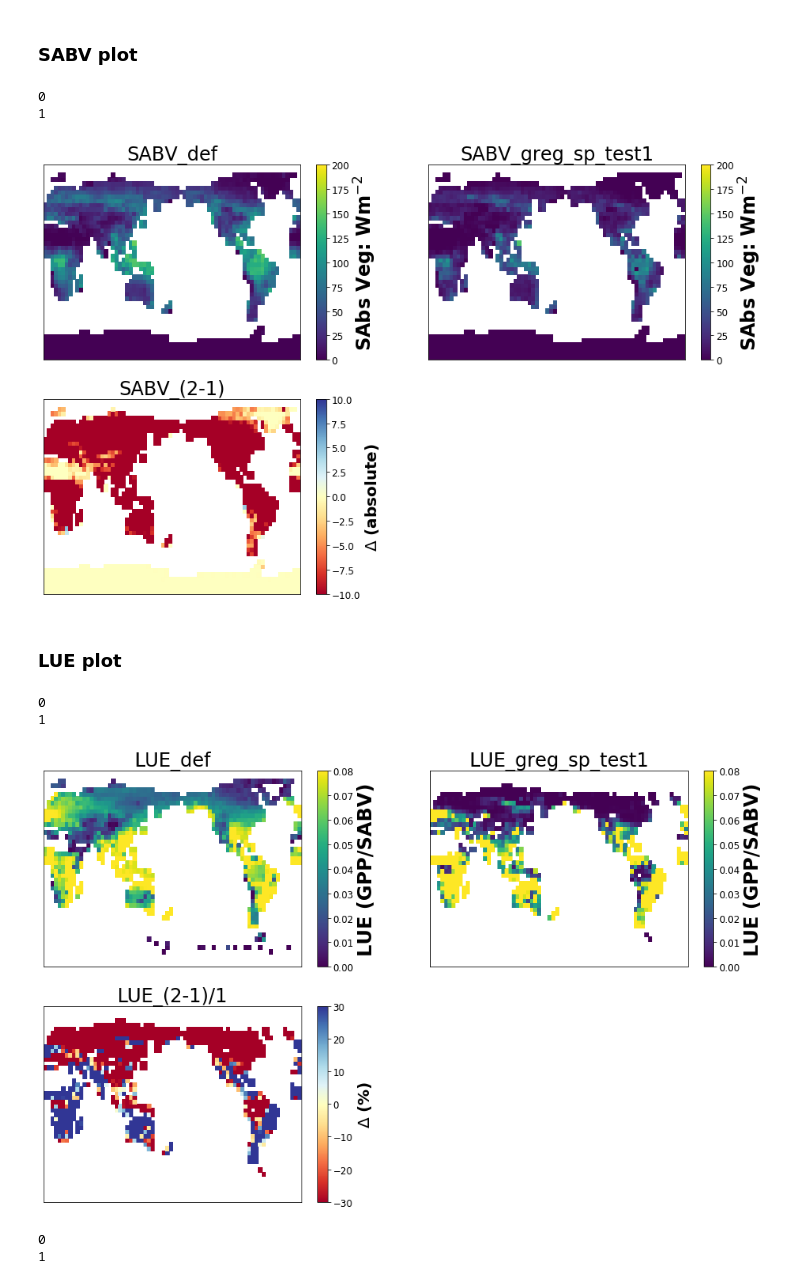
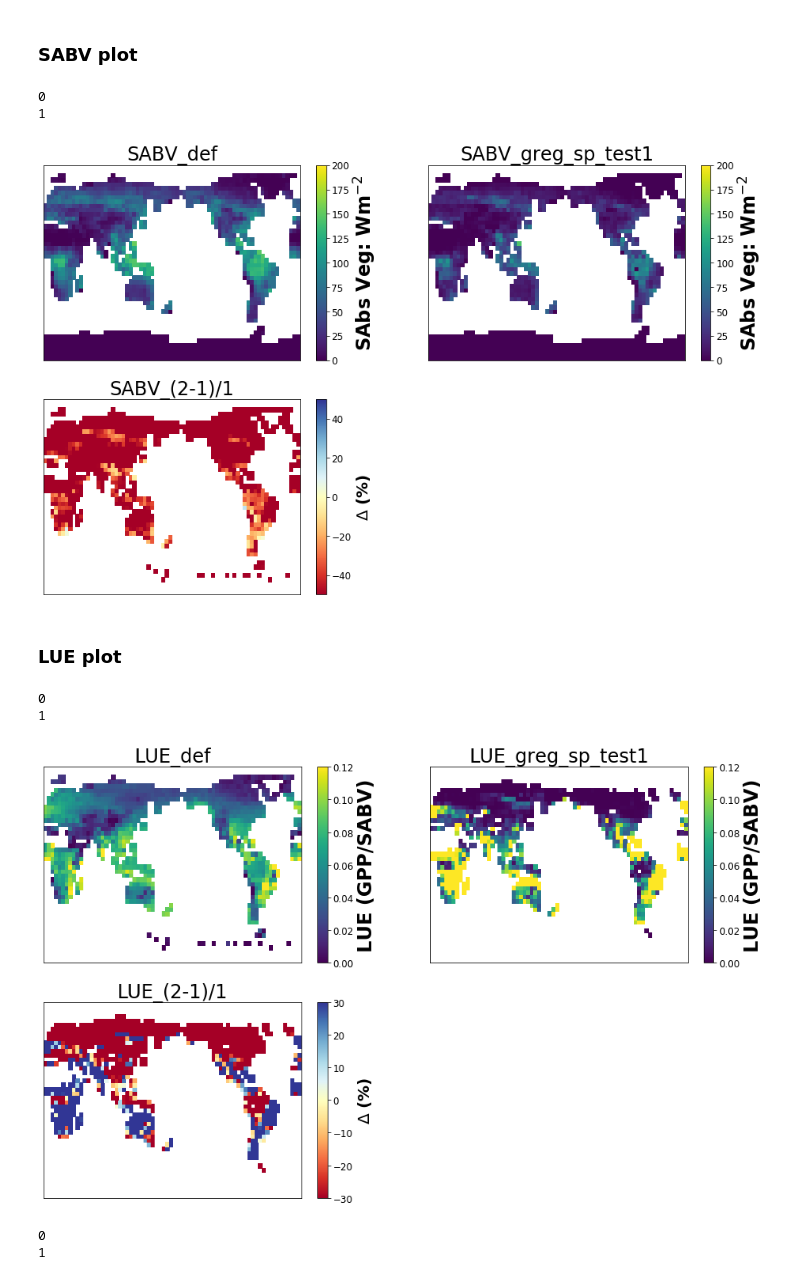
Before and after one commit to rosiealice/fates_sp_ensembles, a Jupyter notebook: SP_wue_rad.ipynb, the cells around one changed output. Cells and saved outputs as stored; diff of their text form; code cells hidden in the pictures.

```diff
--- a/SP_wue_rad.ipynb
+++ b/SP_wue_rad.ipynb
@@ -205,6 +206,7 @@ dTOTRAD=[]
 dERR=[]
 dBIOMASS=[]
 dSNOW=[]
+dAREAPLANT=[]
 conv1=(3600*24)*12/(10**6) #umol/m2/s to gC/m2/day GPP
 conv2=3600*24 #gC/m2/s/ to gC/m2/day FPSN
 conv3= 10000 / (1000000) #gC m-2  to MgC ha-1
@@ -260,6 +262,7 @@ if doanalysis ==1:
         dHTOP.append(ds1.HTOP)
         dRH2M.append(ds1.RH2M)
         dTOTRAD.append(ds1.FSR+ds1.SABV+ds1.SABG)
+        dAREAPLANT.append(ds1.AREA_PLANT)
        # dERR.append(np.multiply(ds1.C_LBLAYER,ds1.FSDS))
 
         dSNOW.append(np.multiply(ds1.SNOFSRVD,1))
@@ -314,7 +317,10 @@ lb=np.mean(ds1.PFTleafbiomass,0)
 pfts = range(1,12)
 for p in pfts:
    ax = fig.add_subplot(4, 4, p)
-   pft=lb.isel(fates_levpft=p-1)/np.sum(lb,0)
-   pfta=lb.isel(fates_levpft=p-1)/np.sum(lb,0)
-   pfta.plot(add_colorbar=False)
+   pft0=lb.isel(fates_levpft=p-1)
+   pft1=lb.isel(fates_levpft=p-1)
+   diff=pft1-pft0
+   diff.plot(add_colorbar=False)
+   ax.get_xaxis().set_visible(False)
+   ax.get_yaxis().set_visible(False)
 # %% [output]
@@ -321,0 +328,12 @@ for p in pfts:
+# %%
+fig = plt.figure()
+lb=np.mean(ds1.PFTbiomass,0)
+pfts = range(1,12)
+for p in pfts:
+   ax = fig.add_subplot(4, 4, p)
+   pft0=lb.isel(fates_levpft=p-1)
+   pft1=lb.isel(fates_levpft=p-1)
+   diff=pft1-pft0
+   diff.plot(add_colorbar=False)
+   ax.get_xaxis().set_visible(False)
+   ax.get_yaxis().set_visible(False)
@@ -321,0 +342,12 @@ for p in pfts:
+# %%
+fig = plt.figure()
+lb=np.mean(ds1.PFTcrownarea,0)
+pfts = range(1,12)
+for p in pfts:
+   ax = fig.add_subplot(4, 4, p)
+   pft0=lb.isel(fates_levpft=p-1)
+   pft1=lb.isel(fates_levpft=p-1)
+   diff=pft1-pft0
+   diff.plot(add_colorbar=False)
+   ax.get_xaxis().set_visible(False)
+   ax.get_yaxis().set_visible(False)
@@ -448,19 +494,19 @@ plot_fn(dSABG,figh,figw,nc,nr,runlabel,3,150,'SABG','Solar Abs Gnd: Wm$^2$',1)
 # %% [markdown]
 ### SABV plot
 # %%
-plot_fn(dSABV,figh,figw,nc,nr,runlabel,10,200,'SABV','SAbs Veg: Wm$^{-2}$',1)
+plot_fn(dSABV,figh,figw,nc,nr,runlabel,0.5,200,'SABV','SAbs Veg: Wm$^{-2}$',0)
 # %% [output]
 0
 1
-[figure, old version]
+[figure, new version]
 # %% [markdown]
 ### LUE plot
 # %%
-plot_fn(dlue,figh,figw,nc,nr,runlabel,0.3,0.08,'LUE','LUE (GPP/SABV)',0)
+plot_fn(dlue,figh,figw,nc,nr,runlabel,0.3,0.12,'LUE','LUE (GPP/SABV)',0)
 # %% [output]
 0
 1
-[figure, old version]
+[figure, new version]
 # %%
 plot_fn(dGPP,figh,figw,nc,nr,runlabel,0.1,9,'GPP','GPP: KgC m-2 d-2',0)
 # %% [output]
```
Also changed, not shown: parts of 16 cells of this notebook.
